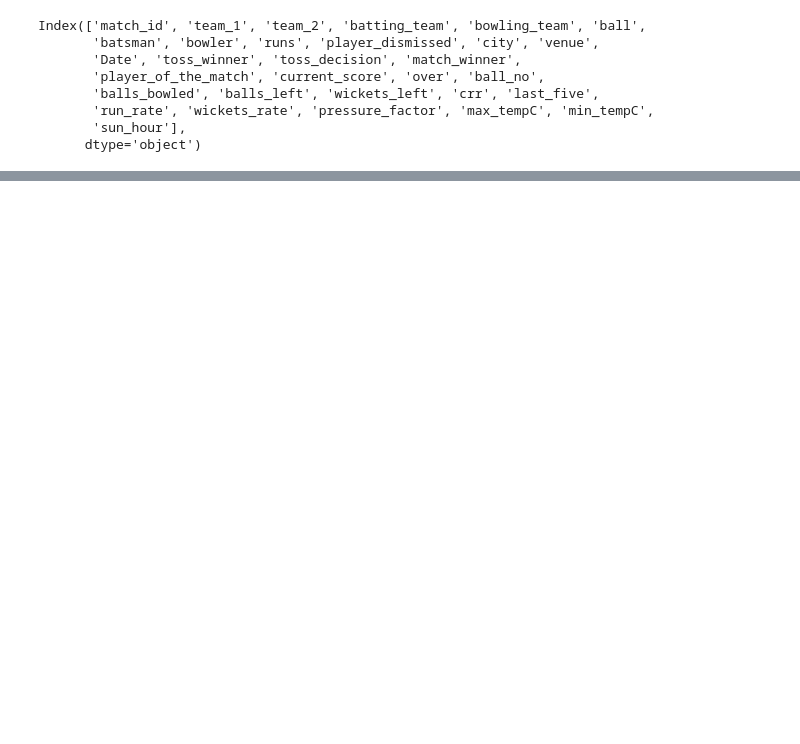
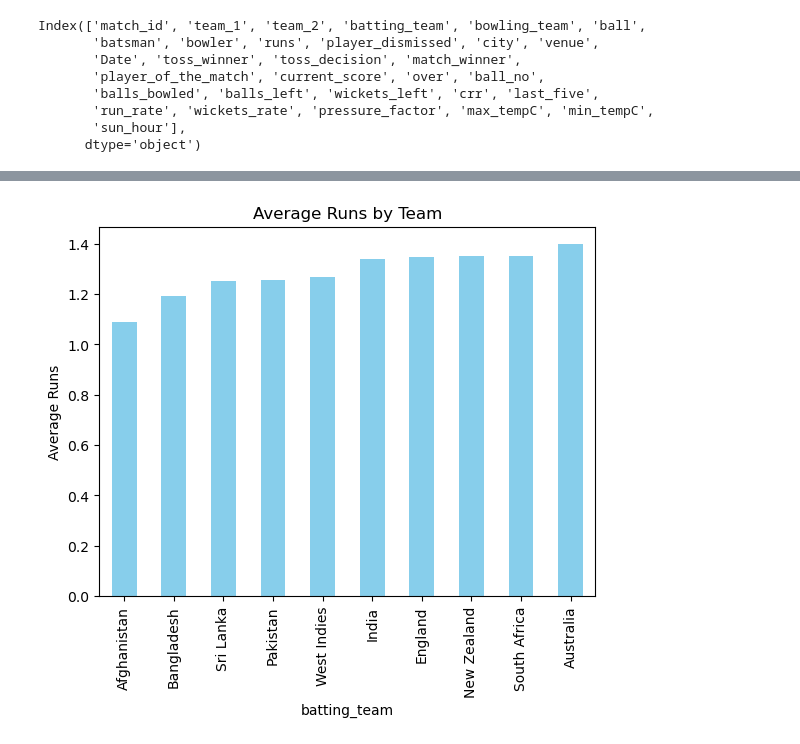
Before and after one commit to niiiiiiiiik/research_project, a Jupyter notebook: Untitled.ipynb, the cells around one changed output, grey strips where cells are left out. Cells and saved outputs as stored; diff of their text form; code cells hidden in the pictures; blank space fills up the shorter version.

```diff
--- a/Untitled.ipynb
+++ b/Untitled.ipynb
@@ -704,0 +758,12 @@ Balanced Accuracy on unseen data: 0.81
+# %%
+import matplotlib.pyplot as plt
+import seaborn as sns
+
+# Plotting average runs by team
+team_runs = cleaned_df.groupby('batting_team')['runs'].mean().sort_values()
+team_runs.plot(kind='bar', color='skyblue')
+plt.ylabel('Average Runs')
+plt.title('Average Runs by Team')
+plt.show()
+# %% [output]
+[figure, added]
```
Also changed, not shown: parts of 49 cells of this notebook, 13 other files.
